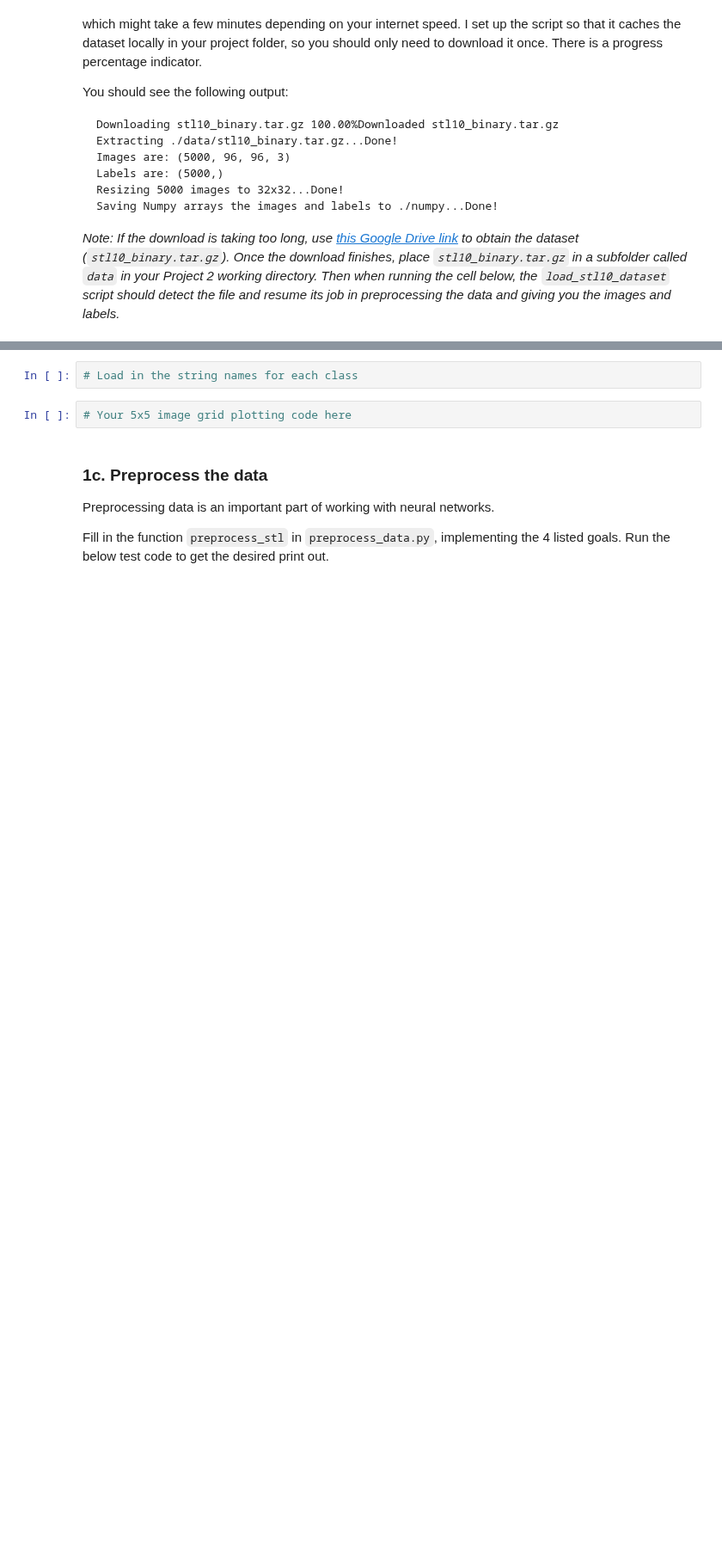
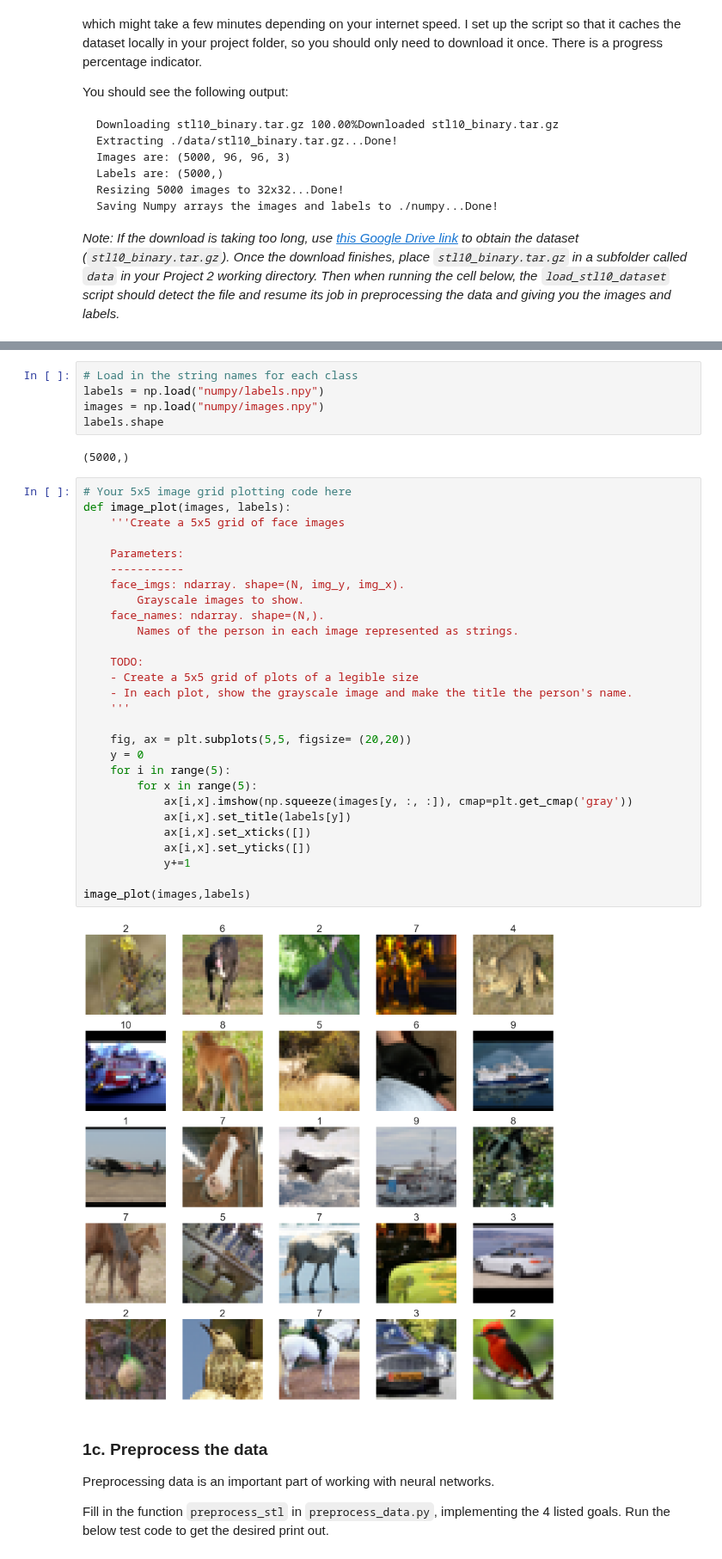
Before and after one commit to GhailanFadah/Neural-Networks, a Jupyter notebook: project 2/preprocess_stl10.ipynb, the cells around one changed output, grey strips where cells are left out. Shown at 86% size. Drawn from its saved outputs; the diff is of its cells as text; blank space fills up the shorter version.

```diff
--- a/project 2/preprocess_stl10.ipynb
+++ b/project 2/preprocess_stl10.ipynb
@@ -89,8 +99,41 @@ In the cell below, create a 5x5 plot showing 25 **randomly selected** images fro
 ![images_with_labels_small.png](attachment:images_with_labels_small.png)
 # %%
 # Load in the string names for each class
+labels = np.load("numpy/labels.npy")
+images = np.load("numpy/images.npy")
+labels.shape
+# %% [output]
+(5000,)
-# %%
-# Your 5x5 image grid plotting code here
+# %%
+# Your 5x5 image grid plotting code here
+def image_plot(images, labels):
+    '''Create a 5x5 grid of face images
+
+    Parameters:
+    -----------
+    face_imgs: ndarray. shape=(N, img_y, img_x).
+        Grayscale images to show.
+    face_names: ndarray. shape=(N,).
+        Names of the person in each image represented as strings.
+
+    TODO:
+    - Create a 5x5 grid of plots of a legible size
+    - In each plot, show the grayscale image and make the title the person's name.
+    '''
+
+    fig, ax = plt.subplots(5,5, figsize= (20,20))
+    y = 0
+    for i in range(5):
+        for x in range(5):
+            ax[i,x].imshow(np.squeeze(images[y, :, :]), cmap=plt.get_cmap('gray'))
+            ax[i,x].set_title(labels[y])
+            ax[i,x].set_xticks([])
+            ax[i,x].set_yticks([])
+            y+=1
+
+image_plot(images,labels)
+# %% [output]
+[figure, added]
 # %% [markdown]
 ### 1c. Preprocess the data
 
```
Also changed, not shown: parts of 3 cells of this notebook, 1 other file.
